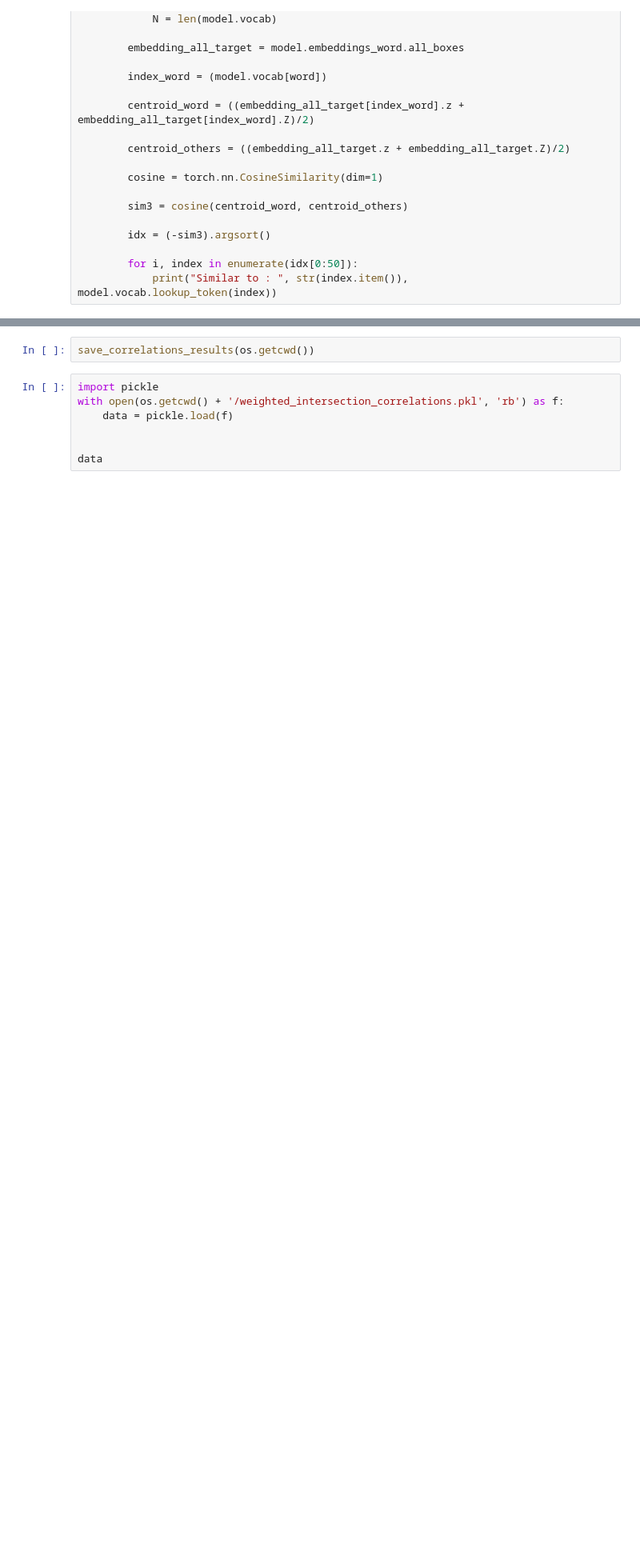
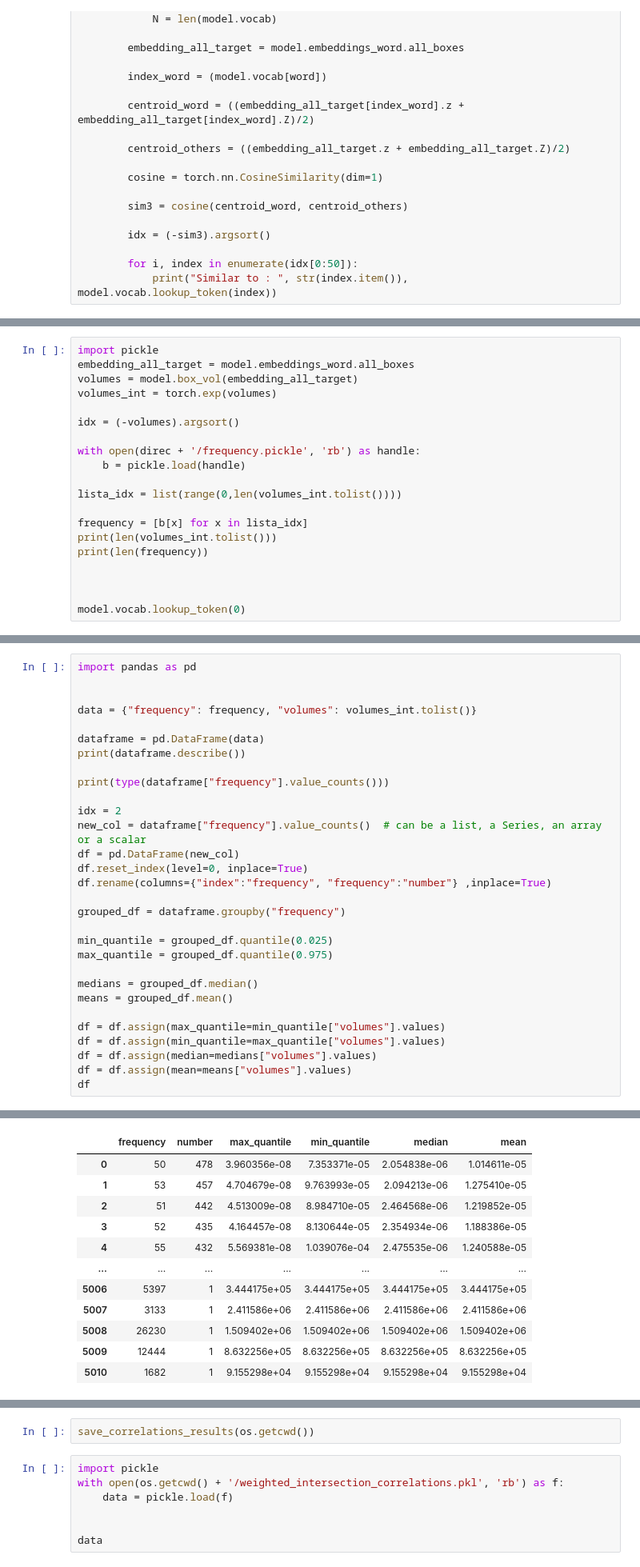
Before and after one commit to francesco-mollica/word2box_pytorch, a Jupyter notebook: notebooks/toy.ipynb, the cells around one changed output, grey strips where cells are left out. Shown at 80% size. Drawn from its saved outputs; the diff is of its cells as text; blank space fills up the shorter version.

```diff
--- a/notebooks/toy.ipynb
+++ b/notebooks/toy.ipynb
@@ -112,0 +129,20 @@ Similar to :  7951 systematic
+# %%
+import pickle
+embedding_all_target = model.embeddings_word.all_boxes
+volumes = model.box_vol(embedding_all_target)
+volumes_int = torch.exp(volumes)
+
+idx = (-volumes).argsort()
+
+with open(direc + '/frequency.pickle', 'rb') as handle:
+    b = pickle.load(handle)
+
+lista_idx = list(range(0,len(volumes_int.tolist())))
+
+frequency = [b[x] for x in lista_idx]
+print(len(volumes_int.tolist()))
+print(len(frequency))
+
+
+
+model.vocab.lookup_token(0)
@@ -112,0 +173,31 @@ Similar to :  7951 systematic
+# %%
+import pandas as pd
+
+
+data = {"frequency": frequency, "volumes": volumes_int.tolist()}
+
+dataframe = pd.DataFrame(data)
+print(dataframe.describe())
+
+print(type(dataframe["frequency"].value_counts()))
+
+idx = 2
+new_col = dataframe["frequency"].value_counts()  # can be a list, a Series, an array or a scalar
+df = pd.DataFrame(new_col)
+df.reset_index(level=0, inplace=True)
+df.rename(columns={"index":"frequency", "frequency":"number"} ,inplace=True)
+
+grouped_df = dataframe.groupby("frequency")
+
+min_quantile = grouped_df.quantile(0.025)
+max_quantile = grouped_df.quantile(0.975)
+
+medians = grouped_df.median()
+means = grouped_df.mean()
+
+df = df.assign(max_quantile=min_quantile["volumes"].values)
+df = df.assign(min_quantile=max_quantile["volumes"].values)
+df = df.assign(median=medians["volumes"].values)
+df = df.assign(mean=means["volumes"].values)
+df
+# %% [output]
@@ -112,0 +214,12 @@ Similar to :  7951 systematic
+|  | frequency | number | max_quantile | min_quantile | median | mean |
+| 0 | 50 | 478 | 3.960356e-08 | 7.353371e-05 | 2.054838e-06 | 1.014611e-05 |
+| 1 | 53 | 457 | 4.704679e-08 | 9.763993e-05 | 2.094213e-06 | 1.275410e-05 |
+| 2 | 51 | 442 | 4.513009e-08 | 8.984710e-05 | 2.464568e-06 | 1.219852e-05 |
+| 3 | 52 | 435 | 4.164457e-08 | 8.130644e-05 | 2.354934e-06 | 1.188386e-05 |
+| 4 | 55 | 432 | 5.569381e-08 | 1.039076e-04 | 2.475535e-06 | 1.240588e-05 |
+| ... | ... | ... | ... | ... | ... | ... |
+| 5006 | 5397 | 1 | 3.444175e+05 | 3.444175e+05 | 3.444175e+05 | 3.444175e+05 |
+| 5007 | 3133 | 1 | 2.411586e+06 | 2.411586e+06 | 2.411586e+06 | 2.411586e+06 |
+| 5008 | 26230 | 1 | 1.509402e+06 | 1.509402e+06 | 1.509402e+06 | 1.509402e+06 |
+| 5009 | 12444 | 1 | 8.632256e+05 | 8.632256e+05 | 8.632256e+05 | 8.632256e+05 |
+| 5010 | 1682 | 1 | 9.155298e+04 | 9.155298e+04 | 9.155298e+04 | 9.155298e+04 |
```
Also changed, not shown: parts of 17 cells of this notebook, 18 other files.
